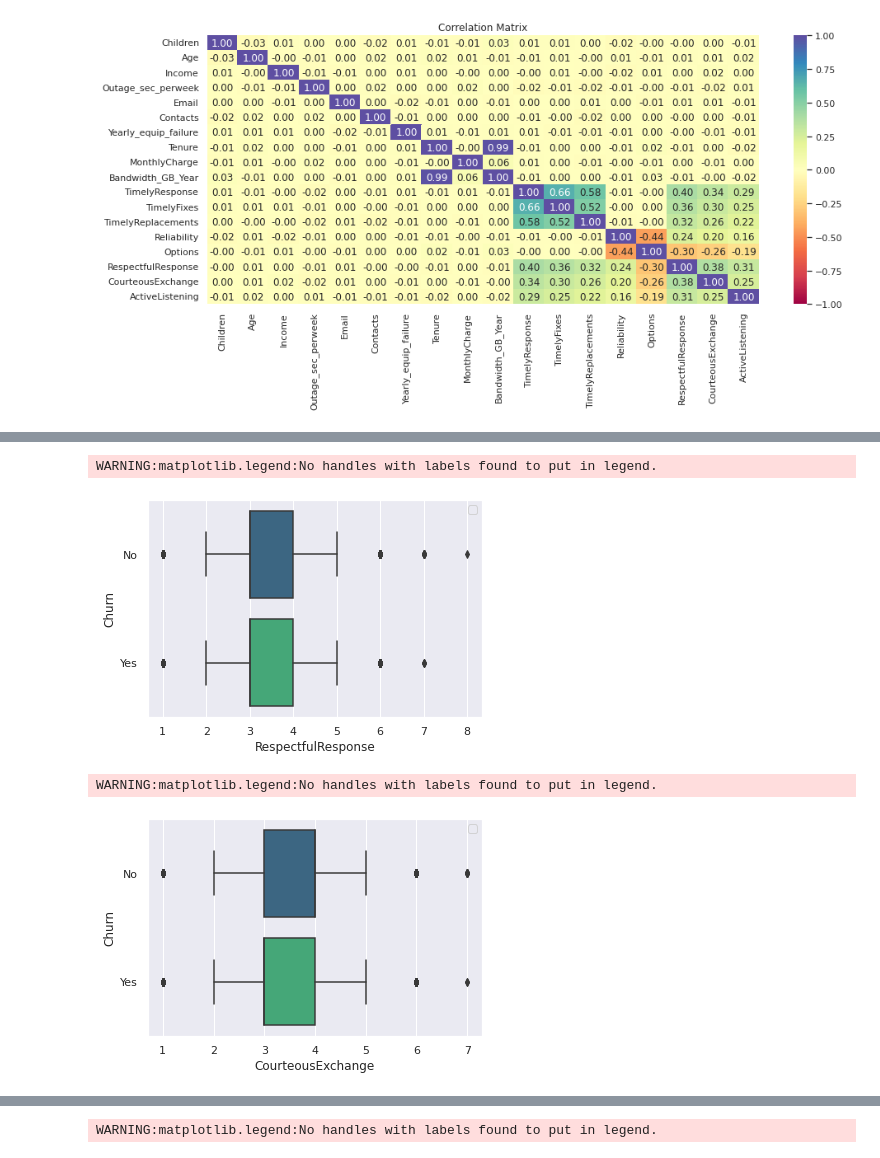
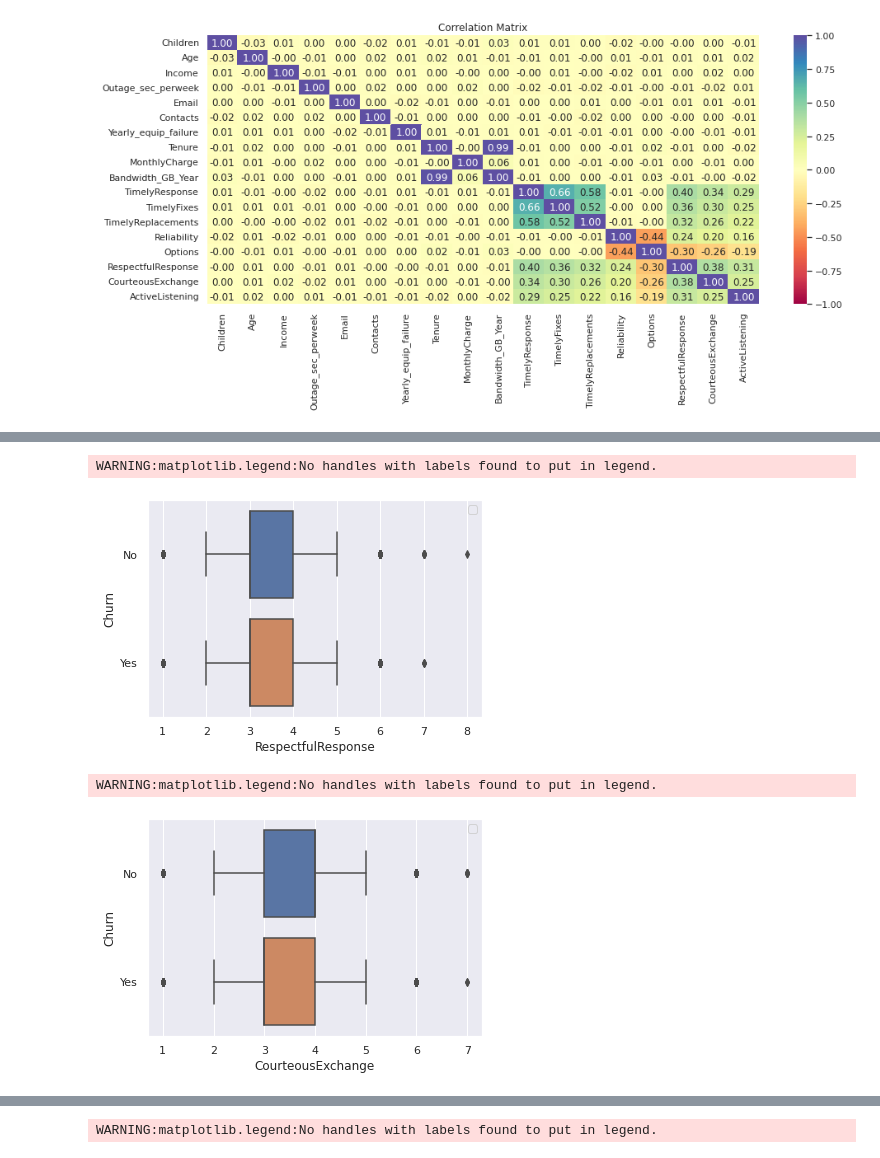
Before and after one commit to cfreeman22/predictive_modeling_mlr, a Jupyter notebook: D208_task2.ipynb, the cells around one changed output, grey strips where cells are left out. Cells and saved outputs as stored; diff of their text form; code cells hidden in the pictures.

```diff
--- a/D208_task2.ipynb
+++ b/D208_task2.ipynb
@@ -564,18 +617,18 @@ WARNING:matplotlib.legend:No handles with labels found to put in legend.
 # %%
 plt.figure(figsize=(6,4))
-sns.boxplot(df.RespectfulResponse,df.Churn,palette="viridis")
+sns.boxplot(df.RespectfulResponse,df.Churn)
 plt.legend(bbox_to_anchor=(1.00, 1))
 plt.show()
 # %% [output]
 WARNING:matplotlib.legend:No handles with labels found to put in legend.
-[figure, old version]
+[figure, new version]
 # %%
 plt.figure(figsize=(6,4))
-sns.boxplot(df.CourteousExchange,df.Churn,palette="viridis")
+sns.boxplot(df.CourteousExchange,df.Churn)
 plt.legend(bbox_to_anchor=(1.00, 1))
 plt.show()
 # %% [output]
 WARNING:matplotlib.legend:No handles with labels found to put in legend.
-[figure, old version]
+[figure, new version]
 # %%
 plt.figure(figsize=(6,4))
```
Also changed, not shown: parts of 128 cells of this notebook.
